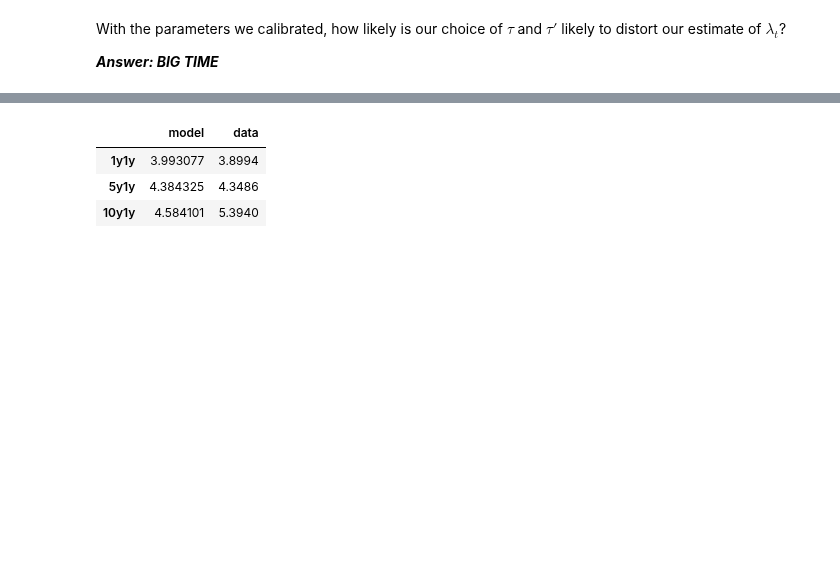
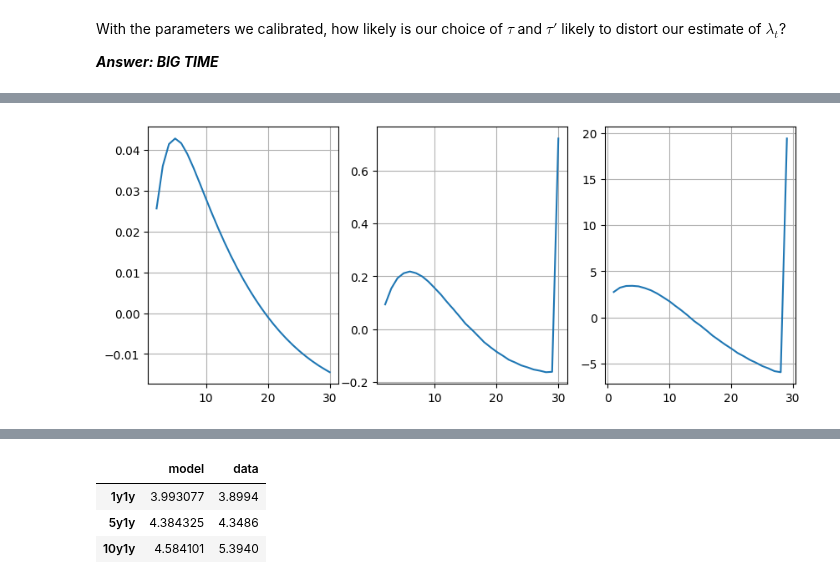
Before and after one commit to riccardocorradi/gauss-, a Jupyter notebook: treasury.ipynb, the cells around one changed output, grey strips where cells are left out. Drawn from its saved outputs; the diff is of its cells as text; code cells hidden in the pictures; blank space fills up the shorter version.

Commit message:
corrected lambda mistake in A9.27

```diff
--- a/treasury.ipynb
+++ b/treasury.ipynb
@@ -290,13 +278 @@ Tau = 18 and Tau' = 19: -61.256155292266406
 Tau = 19 and Tau' = 20: 89.1728839024969
-# %%
-for pair in [(14, 15), (16, 17), (24, 25), (28, 29)]:
-    x,y = pair
-    lambdaToday = cal.lambdaFromForwards(tau = x, tauPrime= y, deltaTau= 1, curve = curveToday, **calParams)
-    amtOfRisk = [fittedPricer.amountOfRisk(tau = x, deltaTau= 1) for x in termStructurePath.columns if type(x) == int]
-    forwardCurve = [cal.observedForwardRate(curve = curveToday, tau = x, deltaTau = 1) for x in termStructurePath.columns if type(x) == int]
-    expRatePath = forwardCurve - lambdaToday * np.array(amtOfRisk)
-    plt.plot(termStructurePath.columns[1:], expRatePath, label = f'expectation ({x}/{y}y)')
-
-plt.title("Implied expected paths for different t, t' ")
-plt.plot(termStructurePath.columns[1:], forwardCurve, label = 'forwards')
-plt.legend()
@@ -305,0 +279,5 @@ plt.legend()
+# %%
+curveToday = termStructurePath.iloc[-1, 1:].to_list()
+
+for x,y in zip([x for x in range(8, 20)], [x for x in range(9, 21)]):
+    print(f"Tau = {x} and Tau' = {y}:", cal.lambdaFromForwards_corrected(tau = x, tauPrime= y, deltaTau= 1, curve = curveToday, **calParams))
@@ -305,0 +297,21 @@ plt.legend()
+# %%
+fig, ax = plt.subplots(nrows =1 ,ncols =3, figsize = (10,4))
+
+amtOfRisk_drift = np.array([fittedPricer.amountOfRisk_drift(tau = x, deltaTau= 1, n_steps=1000) for x in termStructurePath.columns if type(x) == int])
+amtOfRisk_conv = np.array([fittedPricer.amountOfRisk_convexity(tau = x, deltaTau= 1, n_steps=1000) for x in termStructurePath.columns if type(x) == int])
+amtOfRisk_tot = amtOfRisk_drift + amtOfRisk_conv
+forwardCurveToday = [cal.observedForwardRate(tau=x, deltaTau=1, curve = curveToday) for x in xaxis]
+
+taus = xaxis[:-1]
+differentLambdas = np.array([
+    cal.lambdaFromForwards_corrected(tau=x, tauPrime=x+1, deltaTau=1, curve=curveToday, **calParams)
+    for x in taus
+])
+
+ax[0].plot(xaxis[1:], np.diff(amtOfRisk_tot))
+ax[1].plot(xaxis[1:], np.diff(forwardCurveToday))
+ax[2].plot(taus, differentLambdas)
+for i in range(0,3):
+    ax[i].grid()
+# %% [output]
+[figure, added]
```
Also changed, not shown: parts of 10 cells of this notebook, 1 other file.
